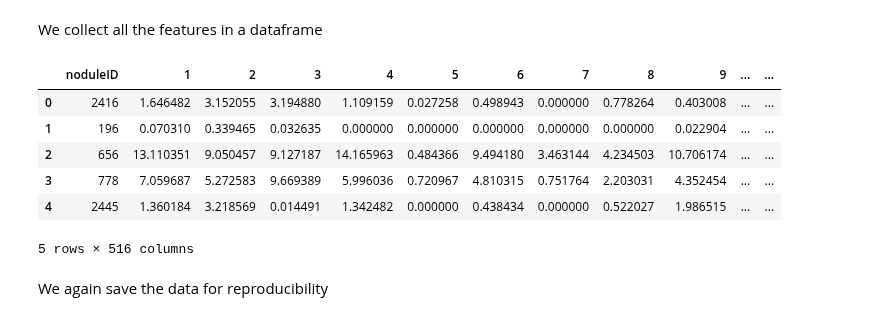
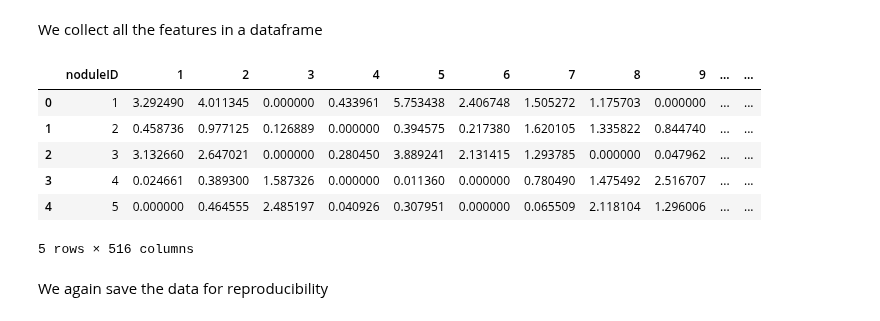
Before and after one commit to mtzig/LIDC_GDRO, a Jupyter notebook: notebooks/LIDC_Georges_End_to_End.ipynb, the cells around one changed output. Cells and saved outputs as stored; diff of their text form; code cells hidden in the pictures.

```diff
--- a/notebooks/LIDC_Georges_End_to_End.ipynb
+++ b/notebooks/LIDC_Georges_End_to_End.ipynb
@@ -188,23 +194,25 @@ We collect all the features in a dataframe
 # %%
 cols = []
 for idx,id in enumerate(noduleID):
   cols.append([id] + img_features[idx].cpu().numpy().tolist())
 df_features = pd.DataFrame(cols).rename({0:'noduleID'}, axis=1)
 
 splits = [df_splits[df_splits['noduleID'] == id]['split'].iloc[0] for id in  df_features['noduleID']]
 malig = [df_splits[df_splits['noduleID'] == id]['malignancy'].iloc[0] for id in  df_features['noduleID']]
 
 df_features['split'] = splits
 df_features['malignancy'] = malig
 df_features['malignancy_b'] = np.where(df_features['malignancy']>1, 1, 0)
+df_features.sort_values('noduleID', inplace=True)
+df_features.reset_index(drop=True, inplace=True)
 df_features.head()
 # %% [output]
 |  | noduleID | 1 | 2 | 3 | 4 | 5 | 6 | 7 | 8 | 9 | ... | ... |
-| 0 | 2416 | 1.646482 | 3.152055 | 3.194880 | 1.109159 | 0.027258 | 0.498943 | 0.000000 | 0.778264 | 0.403008 | ... | ... |
-| 1 | 196 | 0.070310 | 0.339465 | 0.032635 | 0.000000 | 0.000000 | 0.000000 | 0.000000 | 0.000000 | 0.022904 | ... | ... |
-| 2 | 656 | 13.110351 | 9.050457 | 9.127187 | 14.165963 | 0.484366 | 9.494180 | 3.463144 | 4.234503 | 10.706174 | ... | ... |
-| 3 | 778 | 7.059687 | 5.272583 | 9.669389 | 5.996036 | 0.720967 | 4.810315 | 0.751764 | 2.203031 | 4.352454 | ... | ... |
-| 4 | 2445 | 1.360184 | 3.218569 | 0.014491 | 1.342482 | 0.000000 | 0.438434 | 0.000000 | 0.522027 | 1.986515 | ... | ... |
+| 0 | 1 | 3.292490 | 4.011345 | 0.000000 | 0.433961 | 5.753438 | 2.406748 | 1.505272 | 1.175703 | 0.000000 | ... | ... |
+| 1 | 2 | 0.458736 | 0.977125 | 0.126889 | 0.000000 | 0.394575 | 0.217380 | 1.620105 | 1.335822 | 0.844740 | ... | ... |
+| 2 | 3 | 3.132660 | 2.647021 | 0.000000 | 0.280450 | 3.889241 | 2.131415 | 1.293785 | 0.000000 | 0.047962 | ... | ... |
+| 3 | 4 | 0.024661 | 0.389300 | 1.587326 | 0.000000 | 0.011360 | 0.000000 | 0.780490 | 1.475492 | 2.516707 | ... | ... |
+| 4 | 5 | 0.000000 | 0.464555 | 2.485197 | 0.040926 | 0.307951 | 0.000000 | 0.065509 | 2.118104 | 1.296006 | ... | ... |
 5 rows × 516 columns
 # %% [markdown]
 We again save the data for reproducibility
```
Also changed, not shown: parts of 20 cells of this notebook.
